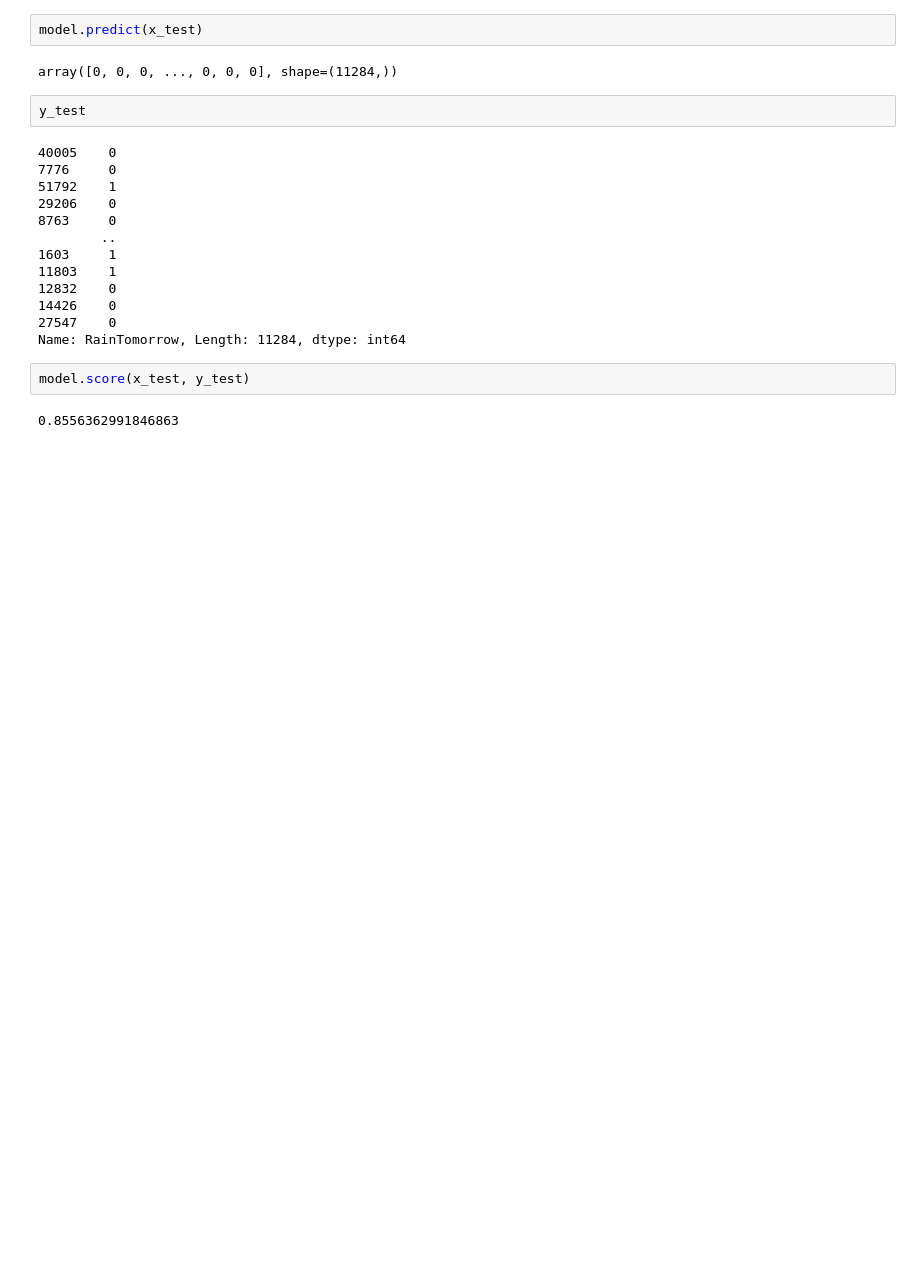
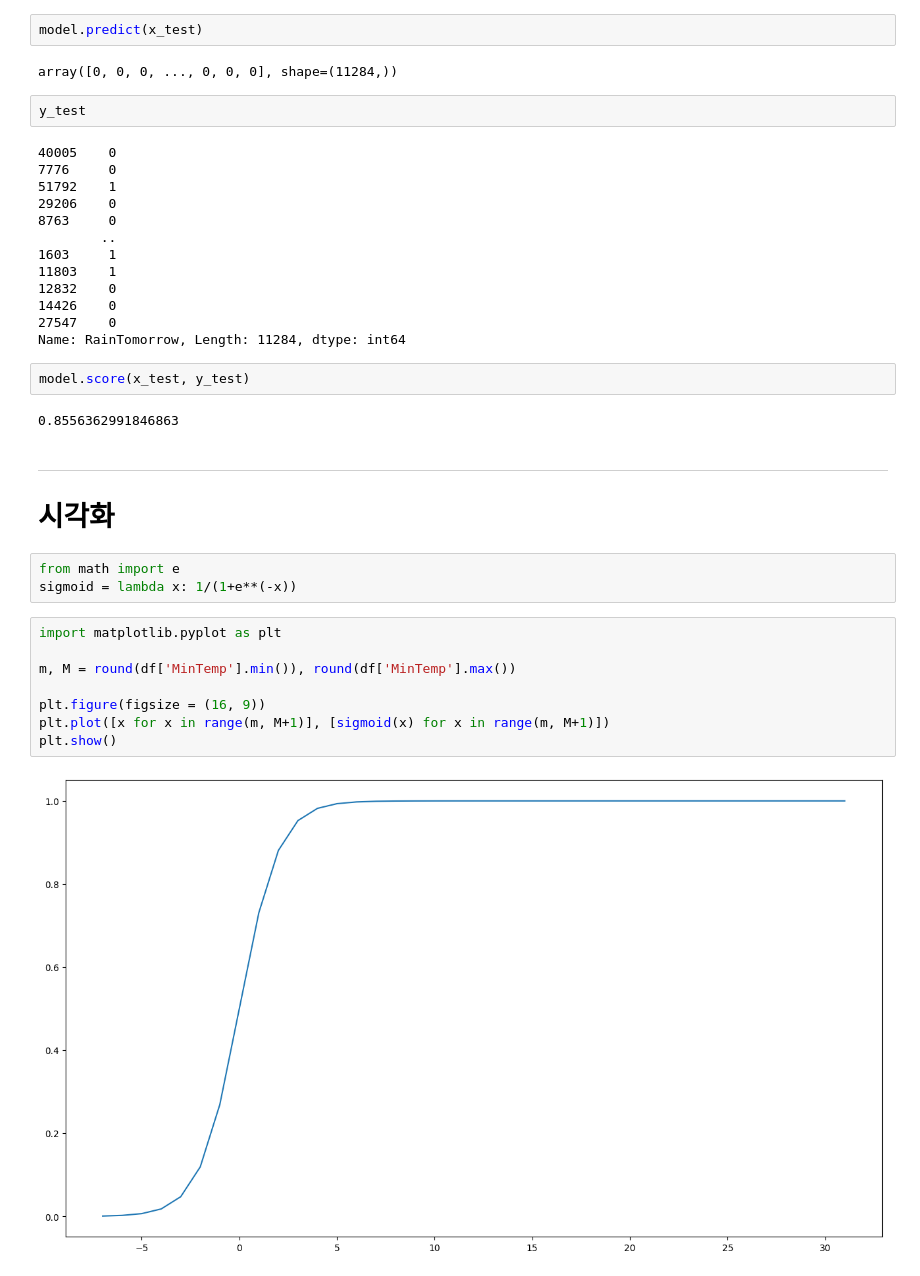
Before and after one commit to siw2009/Sabermetrics_research, a Jupyter notebook: saber.ipynb, the cells around one changed output. Saved outputs shown, nothing was run; the diff lists cells and outputs as text; blank space fills up the shorter version.

Commit message:
experimenting with visualizing

```diff
--- a/saber.ipynb
+++ b/saber.ipynb
@@ -91,3 +91,20 @@ Name: RainTomorrow, Length: 11284, dtype: int64
 model.score(x_test, y_test)
 # %% [output]
 0.8556362991846863
+# %% [markdown]
+---
+
+# 시각화
+# %%
+from math import e
+sigmoid = lambda x: 1/(1+e**(-x))
+# %%
+import matplotlib.pyplot as plt
+
+m, M = round(df['MinTemp'].min()), round(df['MinTemp'].max())
+
+plt.figure(figsize = (16, 9))
+plt.plot([x for x in range(m, M+1)], [sigmoid(x) for x in range(m, M+1)])
+plt.show()
+# %% [output]
+[figure, added]
```
